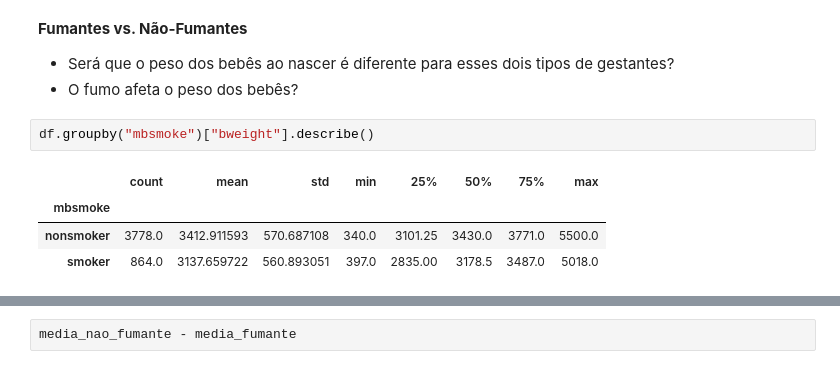
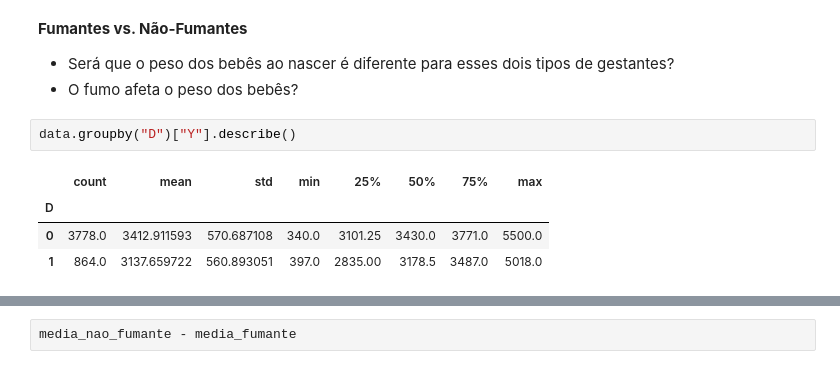
Before and after one commit to Daniel-Uhr/UFSC_2025, a Jupyter notebook: Seminario_2025_UFSC.ipynb, the cells around one changed output, grey strips where cells are left out. Cells and saved outputs as stored; diff of their text form.

```diff
--- a/Seminario_2025_UFSC.ipynb
+++ b/Seminario_2025_UFSC.ipynb
@@ -605,9 +612,9 @@ plt.show()
 * Será que o peso dos bebês ao nascer é diferente para esses dois tipos de gestantes?
 * O fumo afeta o peso dos bebês?
 # %%
-df.groupby("mbsmoke")["bweight"].describe()
+data.groupby("D")["Y"].describe()
 # %% [output]
 |  | count | mean | std | min | 25% | 50% | 75% | max |
-| mbsmoke |  |  |  |  |  |  |  |  |
-| nonsmoker | 3778.0 | 3412.911593 | 570.687108 | 340.0 | 3101.25 | 3430.0 | 3771.0 | 5500.0 |
-| smoker | 864.0 | 3137.659722 | 560.893051 | 397.0 | 2835.00 | 3178.5 | 3487.0 | 5018.0 |
+| D |  |  |  |  |  |  |  |  |
+| 0 | 3778.0 | 3412.911593 | 570.687108 | 340.0 | 3101.25 | 3430.0 | 3771.0 | 5500.0 |
+| 1 | 864.0 | 3137.659722 | 560.893051 | 397.0 | 2835.00 | 3178.5 | 3487.0 | 5018.0 |
```
Also changed, not shown: parts of 81 cells of this notebook, 1 other file.
